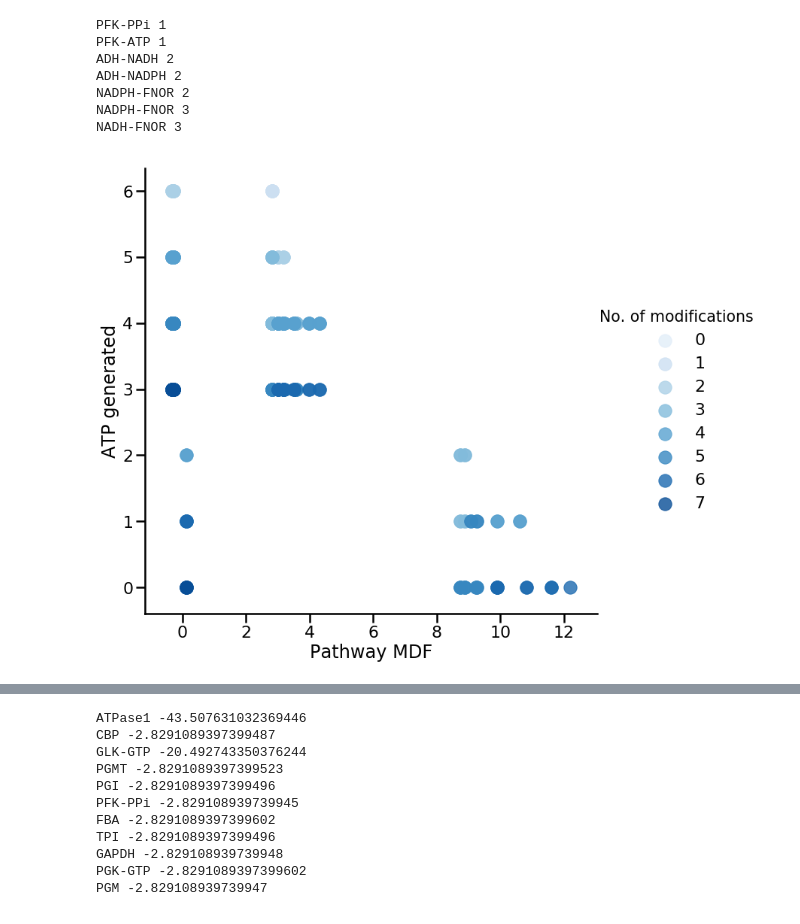
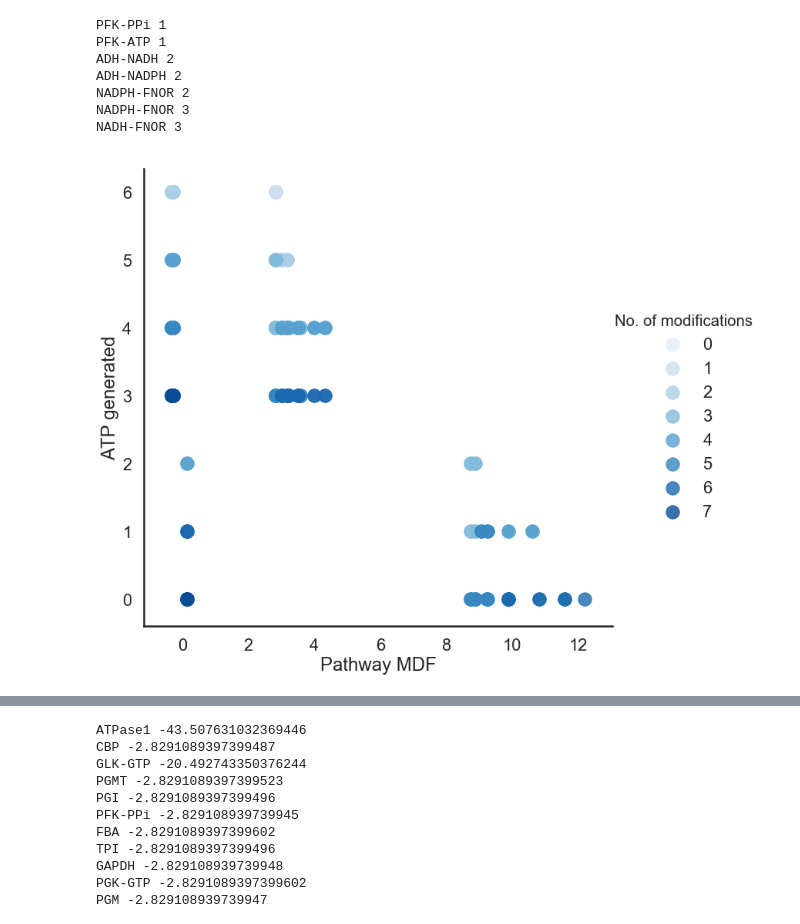
Before and after one commit to satyakamdash/Ctherm_thermo, a Jupyter notebook: EFM_eval_v3.ipynb, the cells around one changed output, grey strips where cells are left out. Drawn from its saved outputs; the diff is of its cells as text; code cells hidden in the pictures.

```diff
--- a/EFM_eval_v3.ipynb
+++ b/EFM_eval_v3.ipynb
@@ -246,23 +227,24 @@ NADH-FNOR 3
 # %%
 #max(ham_dis)
 import seaborn as sns
 color = [str((item*10)/(max(ham_dis)*10)) for item in ham_dis]
 
 
 #ax.scatter(df1[1],df2[1],c=color,s=300, marker='o', edgecolors='black')
 
 
 
 #plt.xlabel('MDF of flux set')
 #plt.ylabel('ATP generated by fluxset')
 #plt.title('MDF vs ATP generated')
 # library & dataset
 #df3 = pd.DataFrame.from_dict(list(ham_dis.items()))
 
 #df=pd.merge(df1,df2,0.df1,0.df2)
 # Use the 'hue' argument to provide a factor variable
 sns.set_context("poster")
+sns.set_style("white")
 sns_plot=sns.lmplot( x='Pathway MDF', y='ATP generated', data= df ,fit_reg=False, hue='No. of modifications', palette="Blues", legend=True, height=10, markers='o',scatter_kws={"s": 300})
 sns_plot.savefig("mdfvsatp.png")
 # %% [output]
-[figure, old version]
+[figure, new version]
```
Also changed, not shown: parts of 6 cells of this notebook, 26 other files.
